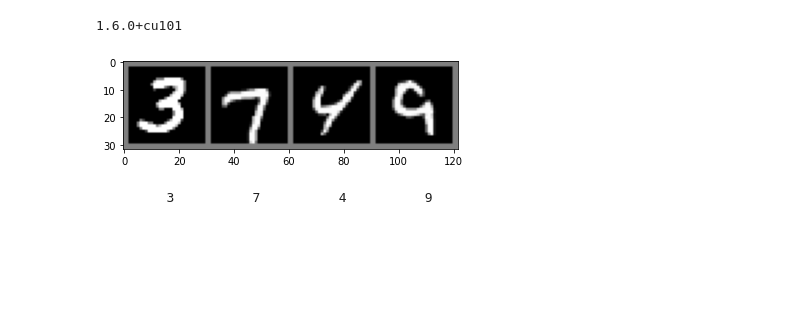
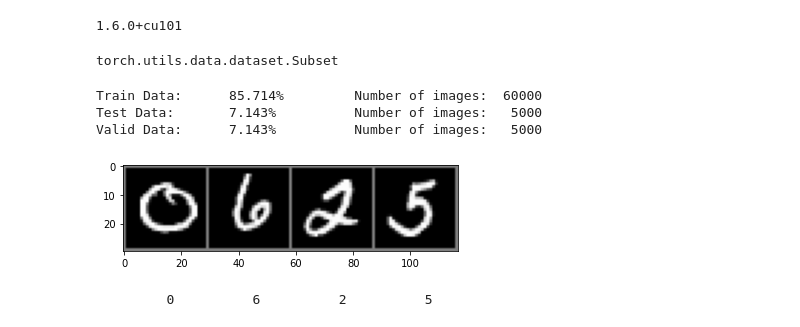
Before and after one commit to vircsinger625/Onlab_2020_2, a Jupyter notebook: Önlab_Mnist01.ipynb, the cells around one changed output. Saved outputs shown, nothing was run; the diff lists cells and outputs as text; code cells hidden in the pictures; blank space fills up the shorter version.

Commit message:
train, test , val data split;  4 image draw from each data type

```diff
--- a/Önlab_Mnist01.ipynb
+++ b/Önlab_Mnist01.ipynb
@@ -51,23 +60,26 @@ if torch.cuda.is_available():
 
 device = torch.device("cuda" if torch.cuda.is_available() else "cpu") # Define default device, we should use the GPU (cuda) if available
 # %%
-input_size = 784 # img_size = (28,28) ---> 28*28=784 in total
-hidden_size = 500 # number of nodes at hidden layer
-num_classes = 10 # number of output classes discrete range [0,9]
-num_epochs = 1 # number of times which the entire dataset is passed throughout the model
-batch_size = 4 # the size of input data took for one iteration
-lr = 1e-3 # size of step
+input_size = 784      #  img_size = (28,28) ---> 28*28=784 in total
+hidden_size = 100     # number of nodes at hidden layer
+num_classes = 10      # number of output classes discrete range [0,9]
+num_epochs = 1        # number of times which the entire dataset is passed throughout the model
+batch_size = 100        # the size of input data took for one iteration
+lr = 1e-3            # size of step 1e-3 = 0.001
 # %%
 #title Downloading MNIST data
 transform = transforms.Compose(
     [transforms.ToTensor(),
      transforms.Normalize((0.5), (0.5))]) #BW images https://stackoverflow.com/questions/59218671/runtimeerror-output-with-shape-1-224-224-doesnt-match-the-broadcast-shape
 
-train_data = dsets.MNIST(root = './data', train = True,
-                        transform = transform, download = True)
+train_data = dsets.MNIST(root = './data', train = True, transform = transform, download = True)
 
-test_data = dsets.MNIST(root = './data', train = False,
-                       transform = transform)
+tv_data= dsets.MNIST(root = './data', train = False, transform = transform)
+test_data, val_data = torch.utils.data.random_split(tv_data, [5000, 5000], generator=torch.Generator().manual_seed(42))
+# %%
+type(test_data)
+# %% [output]
+torch.utils.data.dataset.Subset
 # %%
 #title Loading the data
 
@@ -82,13 +99,26 @@ test_gen = torch.utils.data.DataLoader(dataset = test_data,
 classes = ('0', '1', '2', '3', '4', '5', '6', '7', '8', '9')
+# %%
+all_data = len(train_data)+len(test_data)+len(val_data)
+
+print('Train Data: \t %.3f%%' %torch.true_divide(100*len(train_data),all_data), '\t Number of images: ', len(train_data))
+print('Test Data: \t %.3f%%' %torch.true_divide(100*len(test_data),all_data), '\t Number of images:  ', len(test_data))
+print('Valid Data: \t %.3f%%' %torch.true_divide(100*len(val_data),all_data), '\t Number of images:  ', len(val_data))
+# %% [output]
+Train Data:      85.714%         Number of images:  60000
+Test Data:       7.143%          Number of images:   5000
+Valid Data:      7.143%          Number of images:   5000
 # %%
 # get some random training images
+
+disImgs = 4
+
 dataiter = iter(train_gen)
+
 images, labels = dataiter.next()
 
-imshow(torchvision.utils.make_grid(images))
-
+imshow(torchvision.utils.make_grid(images[0:disImgs,:,:,:], nrow = 5, padding = 1))
 # print labels
-print(' '.join('%10s' % classes[labels[j]] for j in range(batch_size)))
+print(' '.join('%10s' % classes[labels[j]] for j in range(disImgs)))
 # %% [output]
-[figure, old version]
+[figure, new version]
-         3          7          4          9
+         0          6          2          5
```
Also changed, not shown: parts of 6 cells of this notebook.
